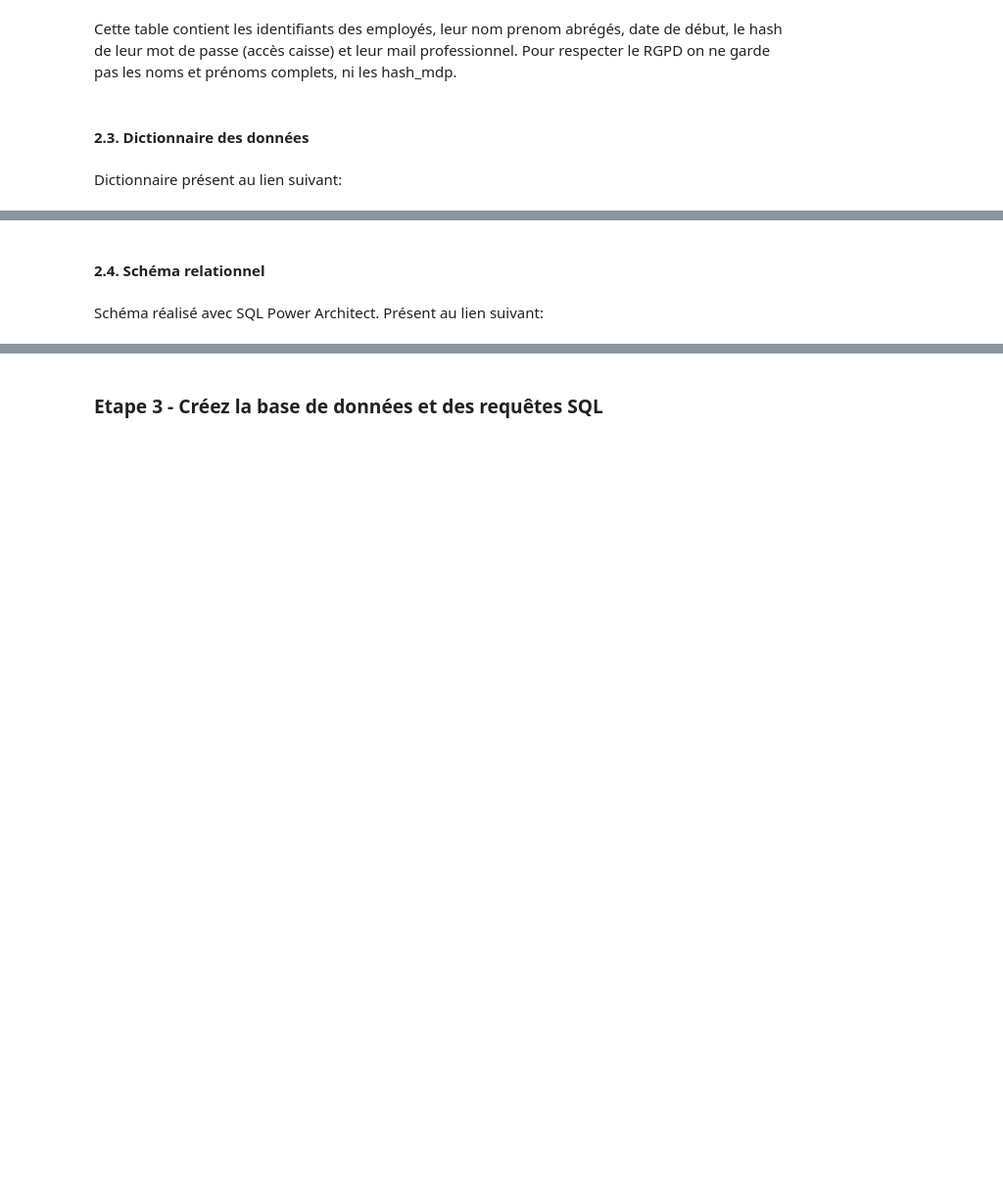
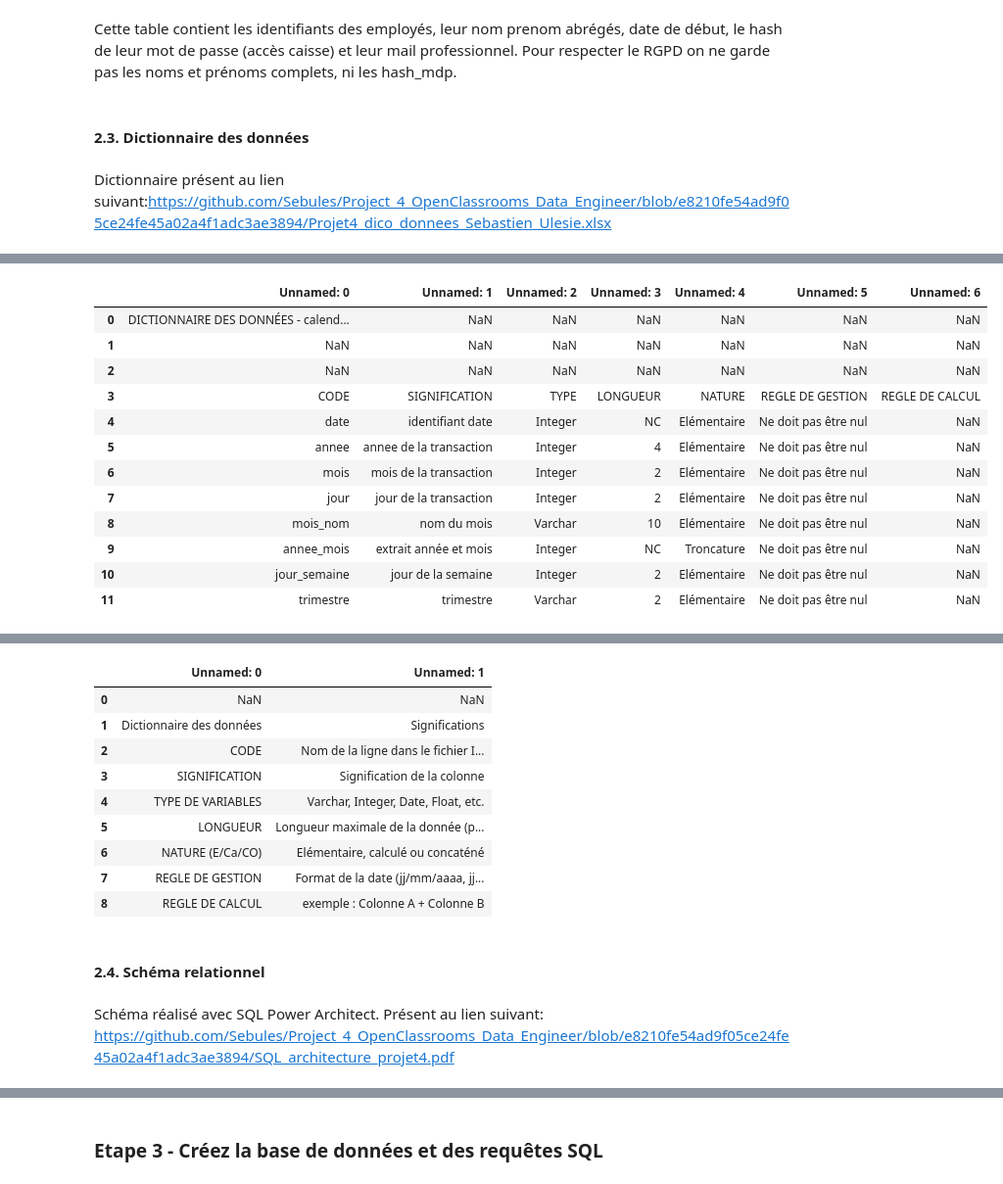
Before and after one commit to Sebules/Project_4_OpenClassrooms_Data_Engineer, a Jupyter notebook: Projet4-Sebastien.ipynb, the cells around one changed output, grey strips where cells are left out. Shown at 98% size. Cells and saved outputs as stored; diff of their text form; code cells hidden in the pictures; blank space fills up the shorter version.

```diff
--- a/Projet4-Sebastien.ipynb
+++ b/Projet4-Sebastien.ipynb
@@ -304,4 +307,10 @@ Cette table contient les identifiants des employés, leur nom prenom abrégés,
 # %% [markdown]
 #### 2.3. Dictionnaire des données
 # %% [markdown]
-Dictionnaire présent au lien suivant:
+Dictionnaire présent au lien suivant:https://github.com/Sebules/Project_4_OpenClassrooms_Data_Engineer/blob/e8210fe54ad9f05ce24fe45a02a4f1adc3ae3894/Projet4_dico_donnees_Sebastien_Ulesie.xlsx
+# %%
+# Visualisation de chaque sheet du dictionnaire
+for sheet in range(0,10):
+    dico = pd.read_excel(chemin/'Projet4_dico_donnees_Sebastien_Ulesie.xlsx',sheet_name=sheet)
+    display(dico)
+# %% [output]
@@ -307,0 +374,13 @@ Dictionnaire présent au lien suivant:
+|  | Unnamed: 0 | Unnamed: 1 | Unnamed: 2 | Unnamed: 3 | Unnamed: 4 | Unnamed: 5 | Unnamed: 6 |
+| 0 | DICTIONNAIRE DES DONNÉES - calend... | NaN | NaN | NaN | NaN | NaN | NaN |
+| 1 | NaN | NaN | NaN | NaN | NaN | NaN | NaN |
+| 2 | NaN | NaN | NaN | NaN | NaN | NaN | NaN |
+| 3 | CODE | SIGNIFICATION | TYPE | LONGUEUR | NATURE | REGLE DE GESTION | REGLE DE CALCUL |
+| 4 | date | identifiant date | Integer | NC | Elémentaire | Ne doit pas être nul | NaN |
+| 5 | annee | annee de la transaction | Integer | 4 | Elémentaire | Ne doit pas être nul | NaN |
+| 6 | mois | mois de la transaction | Integer | 2 | Elémentaire | Ne doit pas être nul | NaN |
+| 7 | jour | jour de la transaction | Integer | 2 | Elémentaire | Ne doit pas être nul | NaN |
+| 8 | mois_nom | nom du mois | Varchar | 10 | Elémentaire | Ne doit pas être nul | NaN |
+| 9 | annee_mois | extrait année et mois | Integer | NC | Troncature | Ne doit pas être nul | NaN |
+| 10 | jour_semaine | jour de la semaine | Integer | 2 | Elémentaire | Ne doit pas être nul | NaN |
+| 11 | trimestre | trimestre | Varchar | 2 | Elémentaire | Ne doit pas être nul | NaN |
@@ -308,4 +418,14 @@ Dictionnaire présent au lien suivant:
+|  | Unnamed: 0 | Unnamed: 1 |
+| 0 | NaN | NaN |
+| 1 | Dictionnaire des données | Significations |
+| 2 | CODE | Nom de la ligne dans le fichier I... |
+| 3 | SIGNIFICATION | Signification de la colonne |
+| 4 | TYPE DE VARIABLES | Varchar, Integer, Date, Float, etc. |
+| 5 | LONGUEUR | Longueur maximale de la donnée (p... |
+| 6 | NATURE (E/Ca/CO) | Elémentaire, calculé ou concaténé |
+| 7 | REGLE DE GESTION | Format de la date (jj/mm/aaaa, jj... |
+| 8 | REGLE DE CALCUL | exemple : Colonne A + Colonne B |
 # %% [markdown]
 #### 2.4. Schéma relationnel
 # %% [markdown]
-Schéma réalisé avec SQL Power Architect. Présent au lien suivant:
+Schéma réalisé avec SQL Power Architect. Présent au lien suivant: https://github.com/Sebules/Project_4_OpenClassrooms_Data_Engineer/blob/e8210fe54ad9f05ce24fe45a02a4f1adc3ae3894/SQL_architecture_projet4.pdf
```
Also changed, not shown: parts of 19 cells of this notebook.
